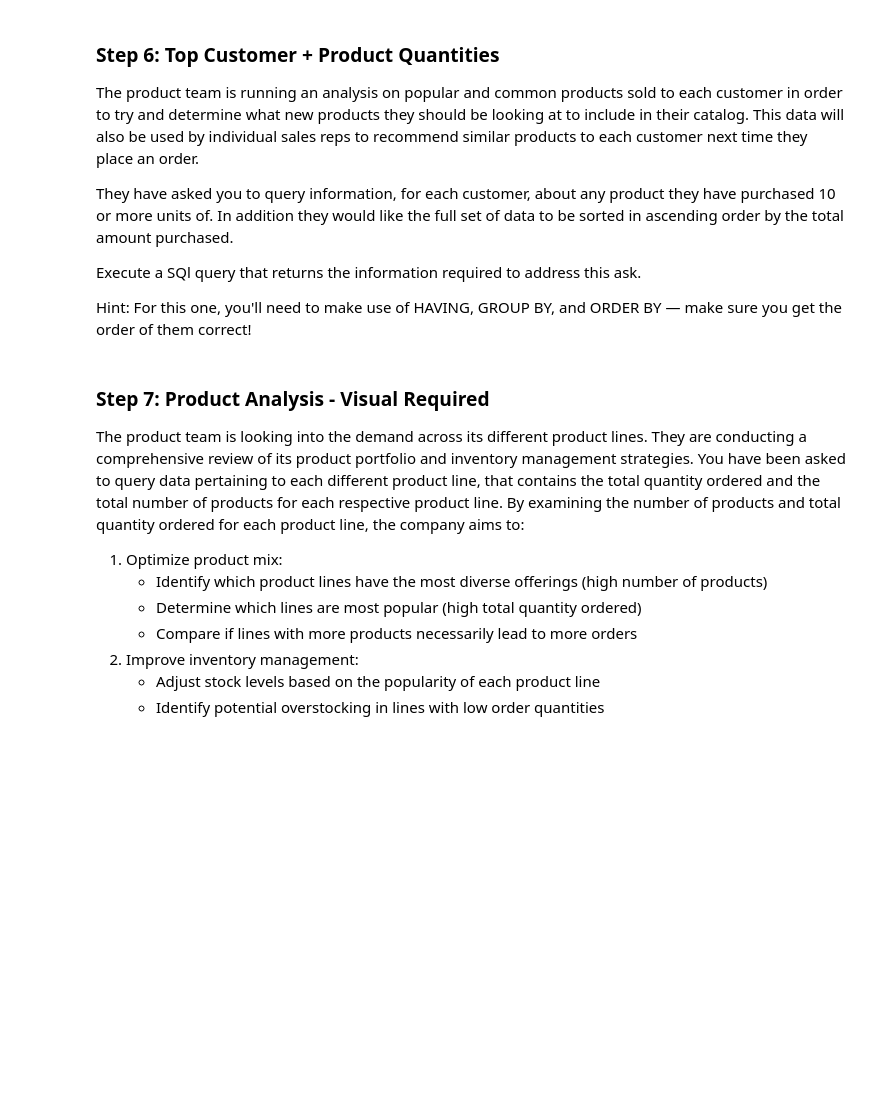
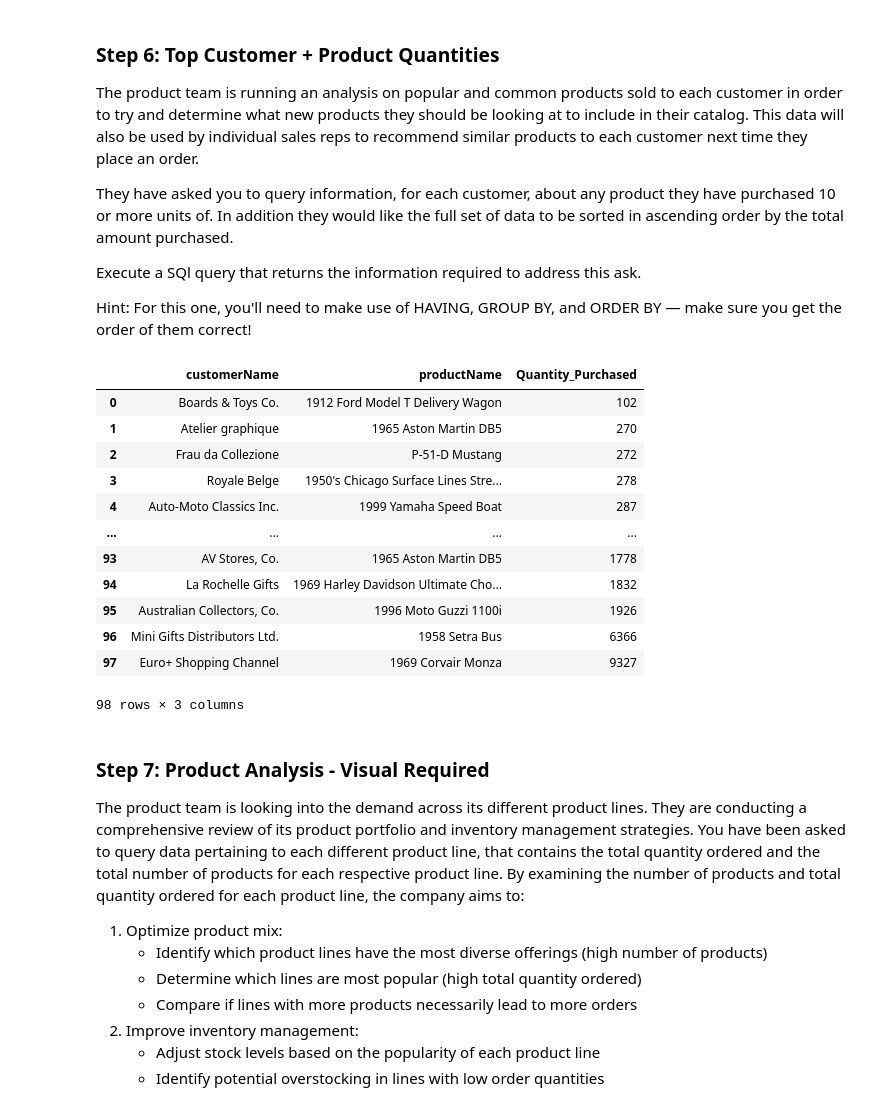
Before and after one commit to Zanalidu/dsc-sql-summative-lab, a Jupyter notebook: SQLSummativeLab.ipynb, the cells around one changed output. Saved outputs shown, nothing was run; the diff lists cells and outputs as text; code cells hidden in the pictures; blank space fills up the shorter version.

```diff
--- a/SQLSummativeLab.ipynb
+++ b/SQLSummativeLab.ipynb
@@ -228,3 +259,35 @@ None
+# %%
+# Pulling commonly purchase items (10 or more by an individual customer) and grouping by customer in popular_items_df
+
+popular_items_df = pd.read_sql("""
+        SELECT c.customerName, p.productName, SUM(od.quantityOrdered) AS Quantity_Purchased
+            FROM customers AS c
+         JOIN orders AS o
+          USING (customerNumber)
+         JOIN orderdetails AS od
+          USING (orderNumber)
+         JOIN products AS p
+          USING (productCode)
+         GROUP BY c.customerName
+          HAVING Quantity_Purchased >= 10
+         ORDER BY Quantity_Purchased ASC;
+""", conn1)
+
+popular_items_df
+# %% [output]
+|  | customerName | productName | Quantity_Purchased |
+| 0 | Boards & Toys Co. | 1912 Ford Model T Delivery Wagon | 102 |
+| 1 | Atelier graphique | 1965 Aston Martin DB5 | 270 |
+| 2 | Frau da Collezione | P-51-D Mustang | 272 |
+| 3 | Royale Belge | 1950's Chicago Surface Lines Stre... | 278 |
+| 4 | Auto-Moto Classics Inc. | 1999 Yamaha Speed Boat | 287 |
+| ... | ... | ... | ... |
+| 93 | AV Stores, Co. | 1965 Aston Martin DB5 | 1778 |
+| 94 | La Rochelle Gifts | 1969 Harley Davidson Ultimate Cho... | 1832 |
+| 95 | Australian Collectors, Co. | 1996 Moto Guzzi 1100i | 1926 |
+| 96 | Mini Gifts Distributors Ltd. | 1958 Setra Bus | 6366 |
+| 97 | Euro+ Shopping Channel | 1969 Corvair Monza | 9327 |
+98 rows × 3 columns
 # %% [markdown]
 ### Step 7: Product Analysis - Visual Required
 
```
Also changed, not shown: parts of 16 cells of this notebook.
